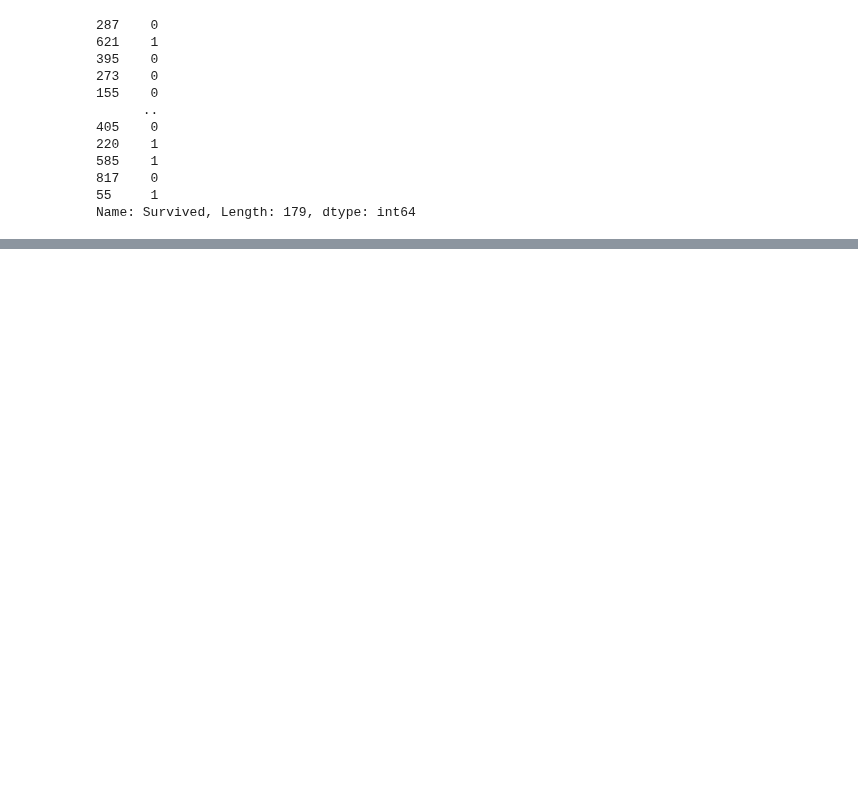
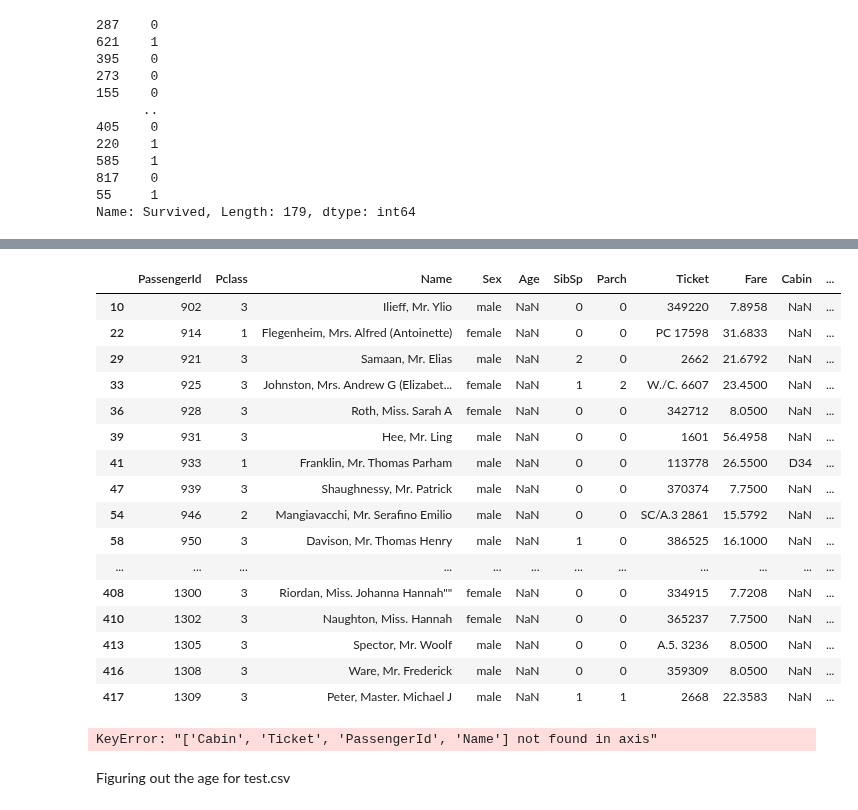
Before and after one commit to yunmokoo/Kaggle_Testing, a Jupyter notebook: titanic-2023-08-06.ipynb, the cells around one changed output, grey strips where cells are left out. Saved outputs shown, nothing was run; the diff lists cells and outputs as text; code cells hidden in the pictures; blank space fills up the shorter version.

```diff
--- a/titanic-2023-08-06.ipynb
+++ b/titanic-2023-08-06.ipynb
@@ -540,0 +431,30 @@ Name: Survived, Length: 179, dtype: int64
+# %%
+df_test_ageNa = df_test[df_test['Age'].isna()]
+
+df_test_ageNa
+# %% [output]
+|  | PassengerId | Pclass | Name | Sex | Age | SibSp | Parch | Ticket | Fare | Cabin | ... |
+| 10 | 902 | 3 | Ilieff, Mr. Ylio | male | NaN | 0 | 0 | 349220 | 7.8958 | NaN | ... |
+| 22 | 914 | 1 | Flegenheim, Mrs. Alfred (Antoinette) | female | NaN | 0 | 0 | PC 17598 | 31.6833 | NaN | ... |
+| 29 | 921 | 3 | Samaan, Mr. Elias | male | NaN | 2 | 0 | 2662 | 21.6792 | NaN | ... |
+| 33 | 925 | 3 | Johnston, Mrs. Andrew G (Elizabet... | female | NaN | 1 | 2 | W./C. 6607 | 23.4500 | NaN | ... |
+| 36 | 928 | 3 | Roth, Miss. Sarah A | female | NaN | 0 | 0 | 342712 | 8.0500 | NaN | ... |
+| 39 | 931 | 3 | Hee, Mr. Ling | male | NaN | 0 | 0 | 1601 | 56.4958 | NaN | ... |
+| 41 | 933 | 1 | Franklin, Mr. Thomas Parham | male | NaN | 0 | 0 | 113778 | 26.5500 | D34 | ... |
+| 47 | 939 | 3 | Shaughnessy, Mr. Patrick | male | NaN | 0 | 0 | 370374 | 7.7500 | NaN | ... |
+| 54 | 946 | 2 | Mangiavacchi, Mr. Serafino Emilio | male | NaN | 0 | 0 | SC/A.3 2861 | 15.5792 | NaN | ... |
+| 58 | 950 | 3 | Davison, Mr. Thomas Henry | male | NaN | 1 | 0 | 386525 | 16.1000 | NaN | ... |
+| ... | ... | ... | ... | ... | ... | ... | ... | ... | ... | ... | ... |
+| 408 | 1300 | 3 | Riordan, Miss. Johanna Hannah"" | female | NaN | 0 | 0 | 334915 | 7.7208 | NaN | ... |
+| 410 | 1302 | 3 | Naughton, Miss. Hannah | female | NaN | 0 | 0 | 365237 | 7.7500 | NaN | ... |
+| 413 | 1305 | 3 | Spector, Mr. Woolf | male | NaN | 0 | 0 | A.5. 3236 | 8.0500 | NaN | ... |
+| 416 | 1308 | 3 | Ware, Mr. Frederick | male | NaN | 0 | 0 | 359309 | 8.0500 | NaN | ... |
+| 417 | 1309 | 3 | Peter, Master. Michael J | male | NaN | 1 | 1 | 2668 | 22.3583 | NaN | ... |
+# %%
+df_test_ageNa = df_test_ageNa.drop(columns = ['Cabin', 'Ticket', 'PassengerId', 'Name'])
+
+df_test_ageNa['Family'] = df_test['SibSp'] + df_test['Parch']
+# %% [output]
+KeyError: "['Cabin', 'Ticket', 'PassengerId', 'Name'] not found in axis"
+# %% [markdown]
+Figuring out the age for test.csv
```
Also changed, not shown: parts of 28 cells of this notebook.
